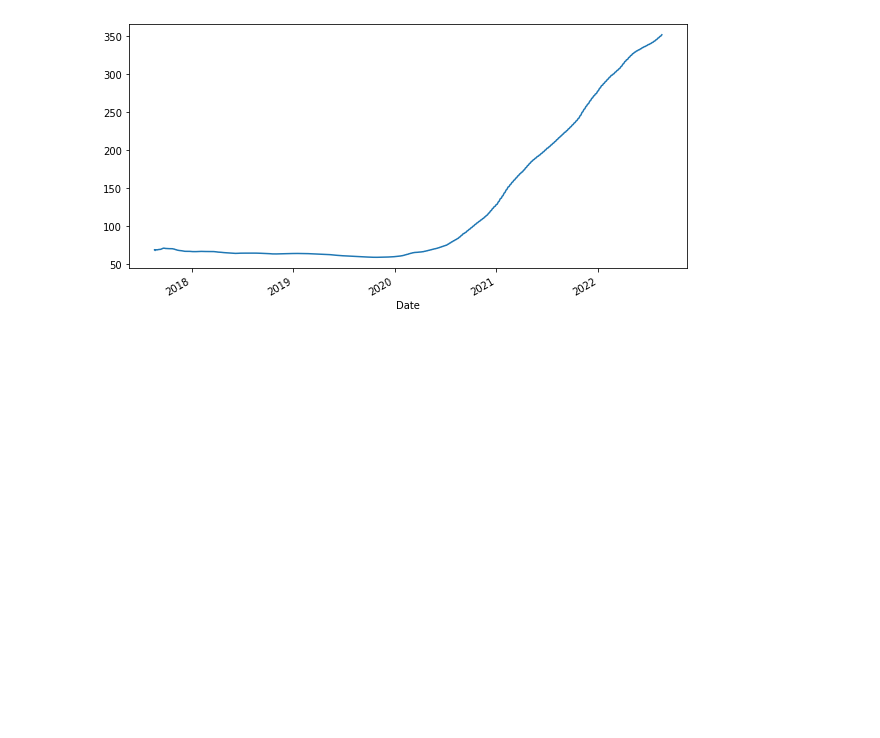
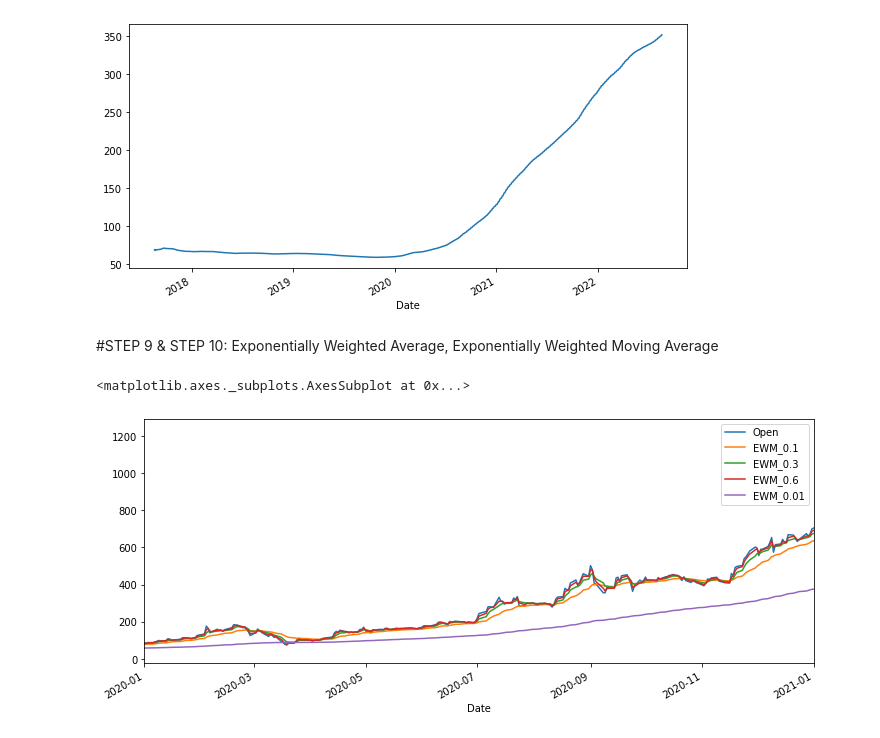
Before and after one commit to Karan51193/Time_Series, a Jupyter notebook: Time_Series_EDA_Tutorial.ipynb, the cells around one changed output. Cells and saved outputs as stored; diff of their text form; code cells hidden in the pictures; blank space fills up the shorter version.

```diff
--- a/Time_Series_EDA_Tutorial.ipynb
+++ b/Time_Series_EDA_Tutorial.ipynb
@@ -418,3 +418,15 @@ df_tesla["Open"].expanding().mean().plot(figsize=(10,5))
 # %% [output]
 <matplotlib.axes._subplots.AxesSubplot at 0x...>
 [figure]
+# %% [markdown]
+#STEP 9 & STEP 10: Exponentially Weighted Average, Exponentially Weighted Moving Average
+# %%
+df_tesla["EWM_0.1"]=df_tesla["Open"].ewm(alpha=0.1,adjust=False).mean()
+df_tesla["EWM_0.3"]=df_tesla["Open"].ewm(alpha=0.3,adjust=False).mean()
+df_tesla["EWM_0.6"]=df_tesla["Open"].ewm(alpha=0.6,adjust=False).mean()
+df_tesla["EWM_0.01"]=df_tesla["Open"].ewm(alpha=0.01,adjust=False).mean()
+# %%
+df_tesla[["Open","EWM_0.1","EWM_0.3","EWM_0.6","EWM_0.01"]].plot(xlim=['2020-01-01','2021-01-01'],figsize=(12,5))
+# %% [output]
+<matplotlib.axes._subplots.AxesSubplot at 0x...>
+[figure, added]
```
Also changed, not shown: parts of 2 cells of this notebook.
